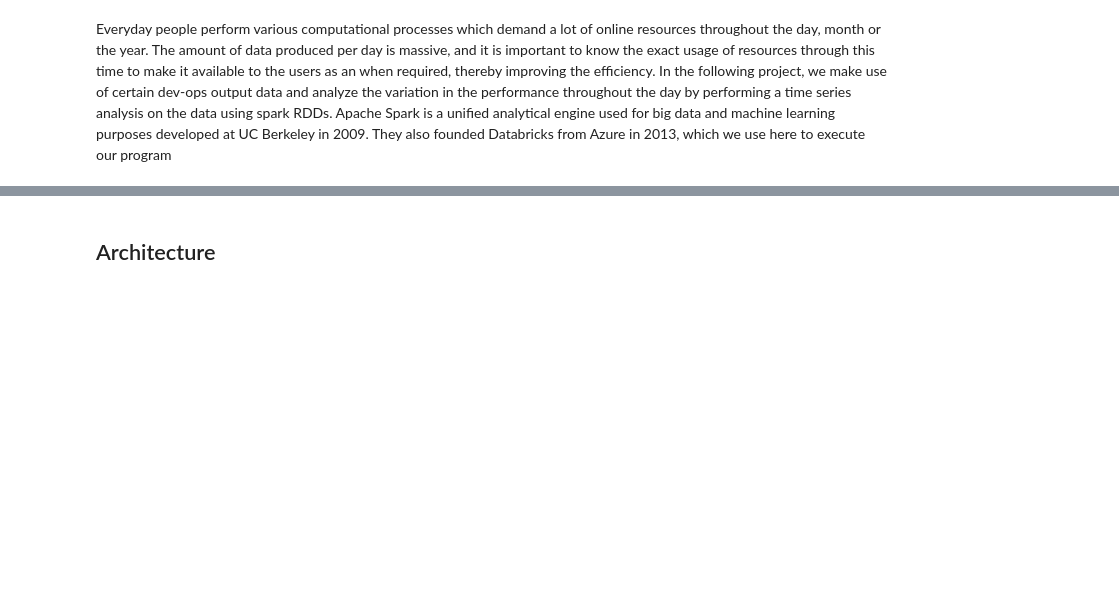
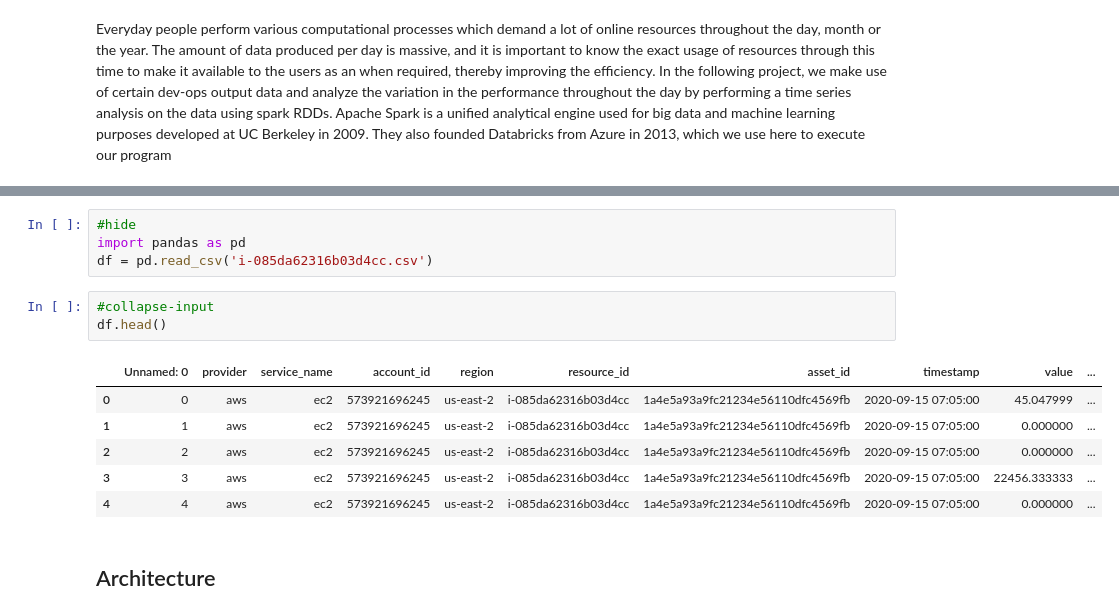
Before and after one commit to manikyabard/fastblog, a Jupyter notebook: _notebooks/2020-12-09-AIOps with Spark.ipynb, the cells around one changed output, grey strips where cells are left out. Drawn from its saved outputs; the diff is of its cells as text; blank space fills up the shorter version.

```diff
--- a/_notebooks/2020-12-09-AIOps with Spark.ipynb
+++ b/_notebooks/2020-12-09-AIOps with Spark.ipynb
@@ -16,3 +33,17 @@ Apache Spark is a unified analytical engine used for big data and machine learni
+# %%
+#hide
+import pandas as pd
+df = pd.read_csv('i-085da62316b03d4cc.csv')
+# %%
+#collapse-input
+df.head()
+# %% [output]
+|  | Unnamed: 0 | provider | service_name | account_id | region | resource_id | asset_id | timestamp | value | ... |
+| 0 | 0 | aws | ec2 | 573921696245 | us-east-2 | i-085da62316b03d4cc | 1a4e5a93a9fc21234e56110dfc4569fb | 2020-09-15 07:05:00 | 45.047999 | ... |
+| 1 | 1 | aws | ec2 | 573921696245 | us-east-2 | i-085da62316b03d4cc | 1a4e5a93a9fc21234e56110dfc4569fb | 2020-09-15 07:05:00 | 0.000000 | ... |
+| 2 | 2 | aws | ec2 | 573921696245 | us-east-2 | i-085da62316b03d4cc | 1a4e5a93a9fc21234e56110dfc4569fb | 2020-09-15 07:05:00 | 0.000000 | ... |
+| 3 | 3 | aws | ec2 | 573921696245 | us-east-2 | i-085da62316b03d4cc | 1a4e5a93a9fc21234e56110dfc4569fb | 2020-09-15 07:05:00 | 22456.333333 | ... |
+| 4 | 4 | aws | ec2 | 573921696245 | us-east-2 | i-085da62316b03d4cc | 1a4e5a93a9fc21234e56110dfc4569fb | 2020-09-15 07:05:00 | 0.000000 | ... |
 # %% [markdown]
 ## Architecture
 # %% [markdown]
```
Also changed, not shown: parts of 6 cells of this notebook, 4 other files.
